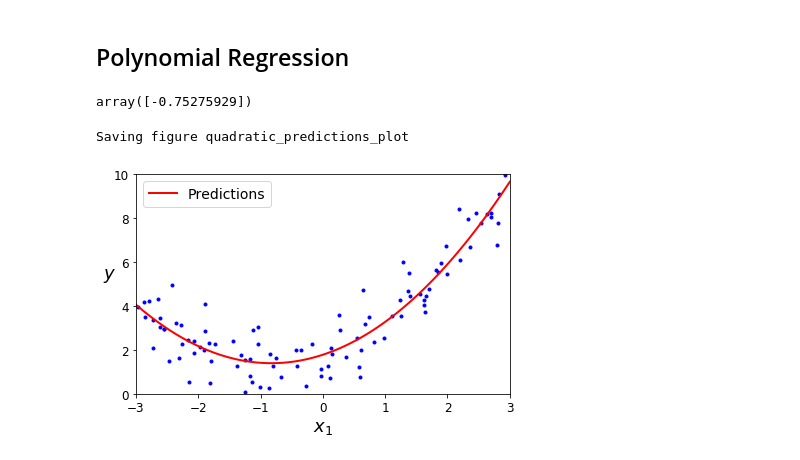
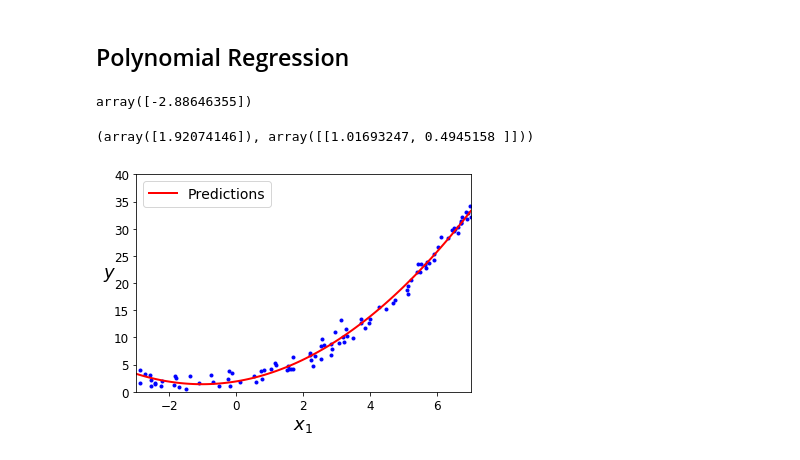
Before and after one commit to li630925405/hands_on_ML, a Jupyter notebook: project2_part2.ipynb, the cells around one changed output. Cells and saved outputs as stored; diff of their text form; code cells hidden in the pictures.

```diff
--- a/project2_part2.ipynb
+++ b/project2_part2.ipynb
@@ -227,27 +227,33 @@ import numpy.random as rnd
 np.random.seed(42)
 # %%
 m = 100
-X = 6 * np.random.rand(m, 1) - 3
+X = 10 * np.random.rand(m, 1) - 3
 y = 0.5 * X**2 + X + 2 + np.random.randn(m, 1)
 # %%
 from sklearn.preprocessing import PolynomialFeatures
+from sklearn.linear_model import LinearRegression
 poly_features = PolynomialFeatures(degree=2, include_bias=False)
 X_poly = poly_features.fit_transform(X)
 X[0]
 # %% [output]
-array([-0.75275929])
+array([-2.88646355])
+# %%
+lin_reg = LinearRegression()
+lin_reg.fit(X_poly, y)
+lin_reg.intercept_, lin_reg.coef_
+# %% [output]
+(array([1.92074146]), array([[1.01693247, 0.4945158 ]]))
 # %%
-X_new=np.linspace(-3, 3, 100).reshape(100, 1)
+X_new=np.linspace(-3, 7, 100).reshape(100, 1)
 X_new_poly = poly_features.transform(X_new)
 y_new = lin_reg.predict(X_new_poly)
 plt.plot(X, y, "b.")
 plt.plot(X_new, y_new, "r-", linewidth=2, label="Predictions")
 plt.xlabel("$x_1$", fontsize=18)
 plt.ylabel("$y$", rotation=0, fontsize=18)
 plt.legend(loc="upper left", fontsize=14)
-plt.axis([-3, 3, 0, 10])
+plt.axis([-3, 7, 0, 40])
 save_fig("quadratic_predictions_plot")
 plt.show()
 # %% [output]
-Saving figure quadratic_predictions_plot
-[figure, old version]
+[figure, new version]
```
Also changed, not shown: parts of 3 cells of this notebook, 1 other file.
